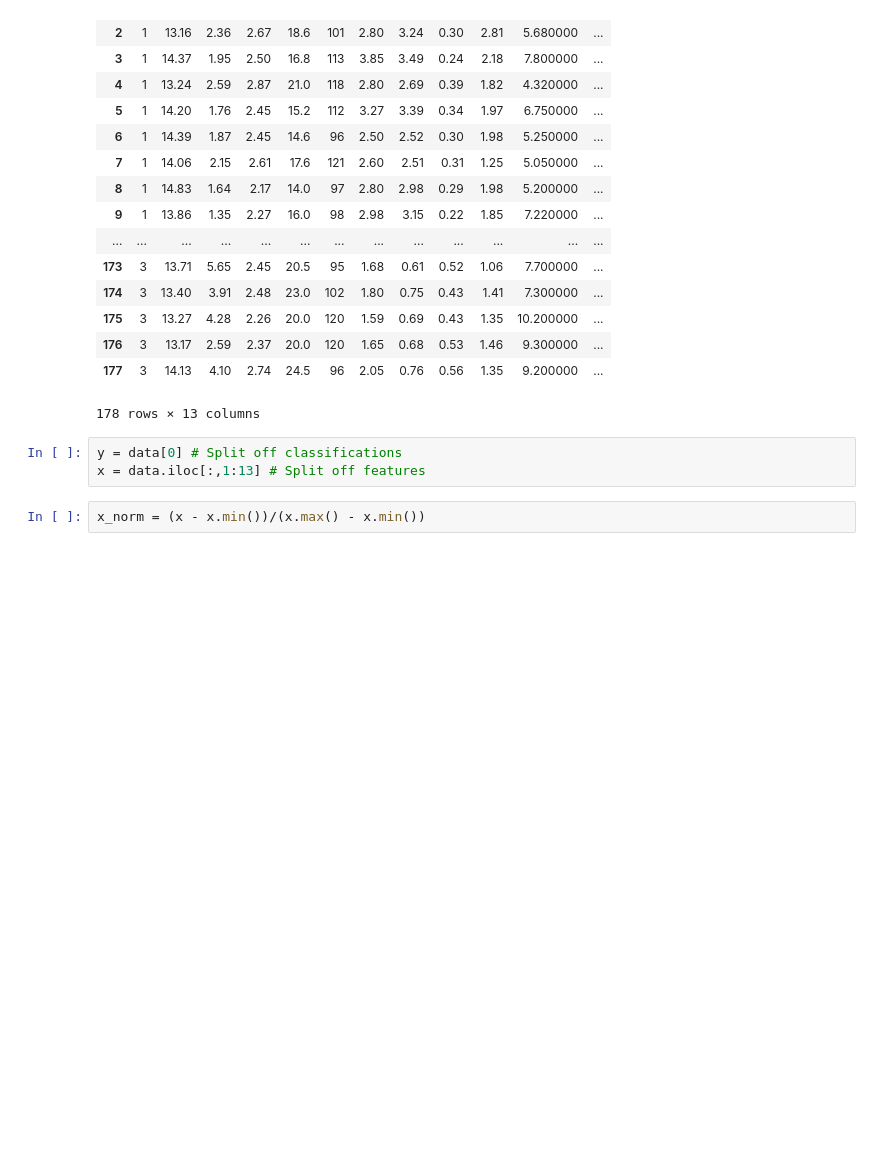
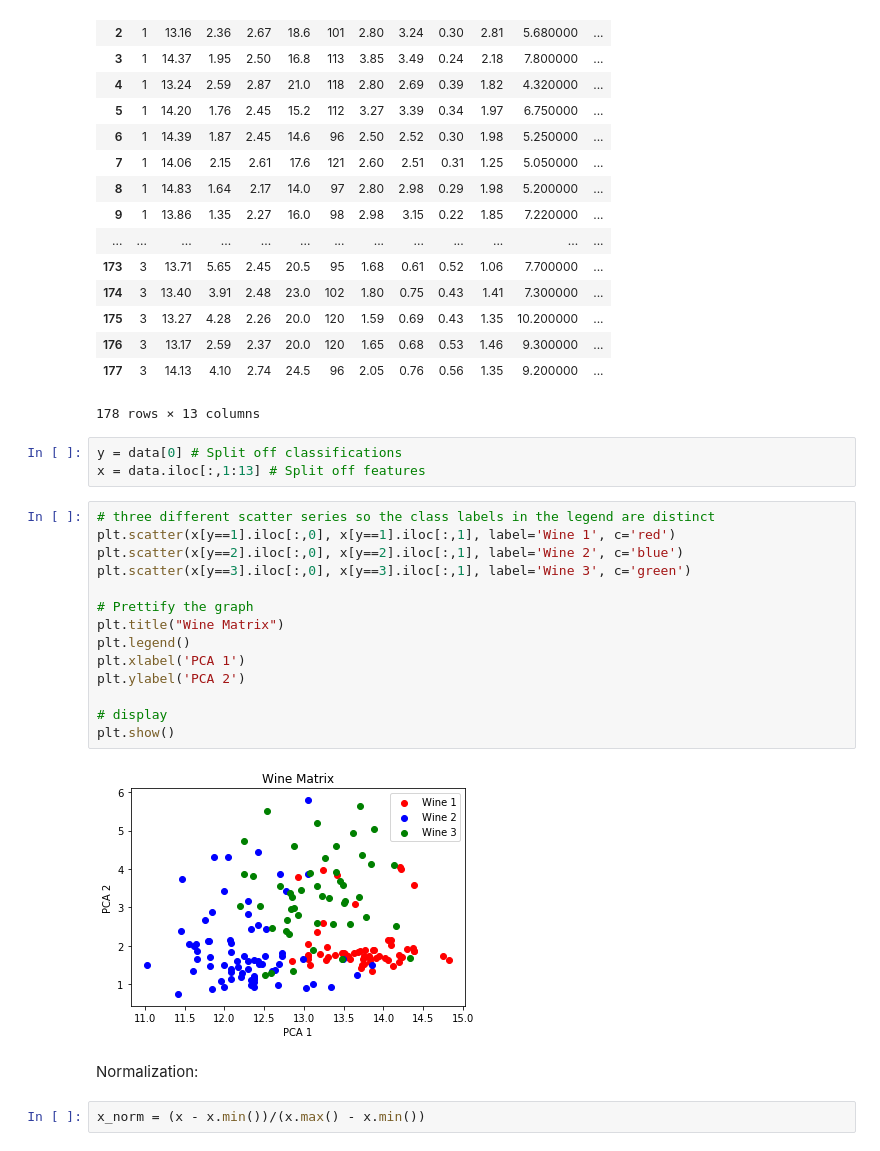
Before and after one commit to stevenDutton/Data-Analytics, a Jupyter notebook: Lab3/Lab 3.ipynb, the cells around one changed output. Drawn from its saved outputs; the diff is of its cells as text; blank space fills up the shorter version.

```diff
--- a/Lab3/Lab 3.ipynb
+++ b/Lab3/Lab 3.ipynb
@@ -703,5 +703,23 @@ data.iloc[:,0:13]
 # %%
 y = data[0] # Split off classifications
 x = data.iloc[:,1:13] # Split off features
+# %%
+# three different scatter series so the class labels in the legend are distinct
+plt.scatter(x[y==1].iloc[:,0], x[y==1].iloc[:,1], label='Wine 1', c='red')
+plt.scatter(x[y==2].iloc[:,0], x[y==2].iloc[:,1], label='Wine 2', c='blue')
+plt.scatter(x[y==3].iloc[:,0], x[y==3].iloc[:,1], label='Wine 3', c='green')
+
+# Prettify the graph
+plt.title("Wine Matrix")
+plt.legend()
+plt.xlabel('PCA 1')
+plt.ylabel('PCA 2')
+
+# display
+plt.show()
+# %% [output]
+[figure, added]
+# %% [markdown]
+Normalization:
 # %%
 x_norm = (x - x.min())/(x.max() - x.min())
```
Also changed, not shown: parts of 5 cells of this notebook.
